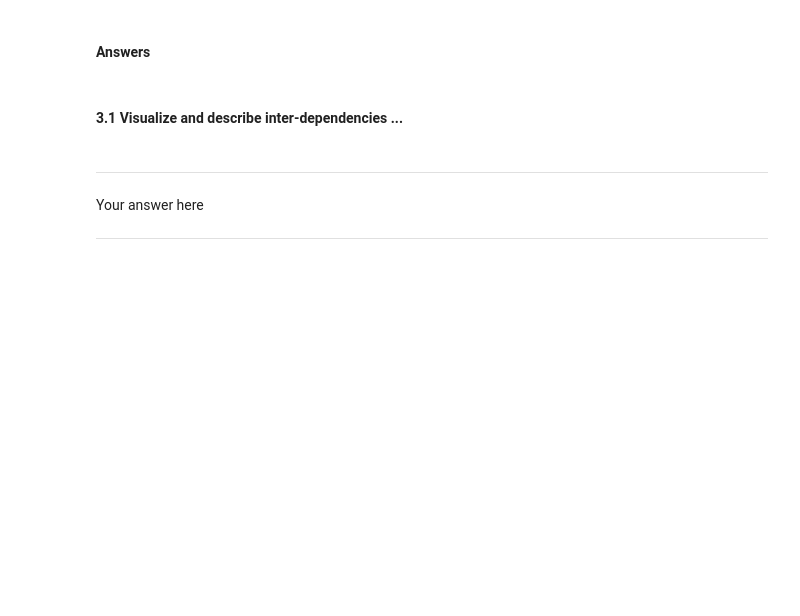
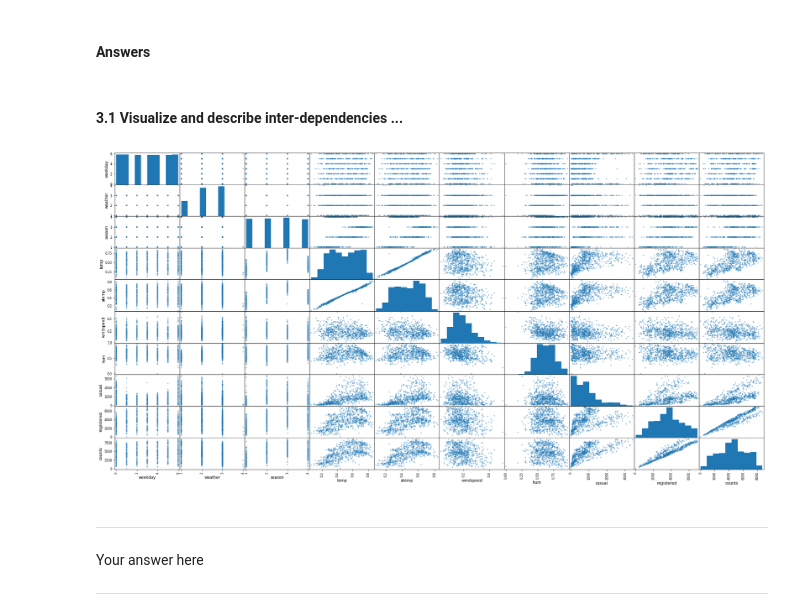
Before and after one commit to ejohnsson/CS109A, a Jupyter notebook: HW3_Erik.ipynb, the cells around one changed output. Cells and saved outputs as stored; diff of their text form; code cells hidden in the pictures; blank space fills up the shorter version.

```diff
--- a/HW3_Erik.ipynb
+++ b/HW3_Erik.ipynb
@@ -516,6 +524,9 @@ There are only two outliers in this data: one on March 17th, and one on October
 #### 3.1 Visualize and describe inter-dependencies  ...
 # %%
 # your code here
+scatter_matrix(bikes_by_day, figsize=(30,15));
+# %% [output]
+[figure, added]
 # %% [markdown]
 <HR>
 Your answer here
```
Also changed, not shown: parts of 2 cells of this notebook.
